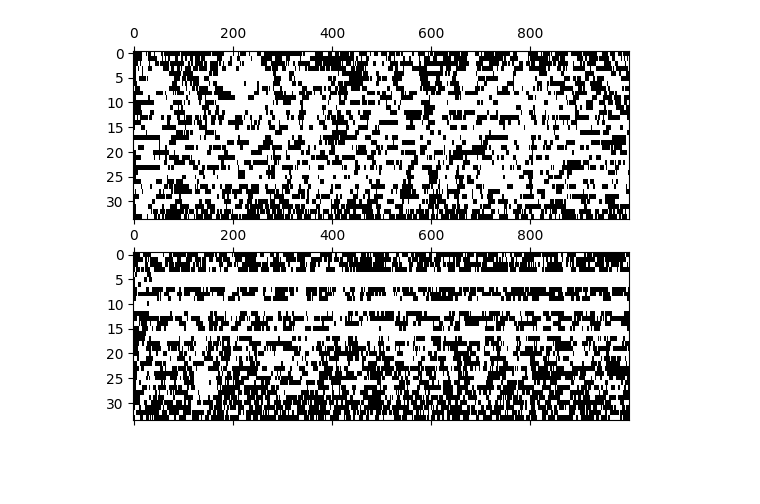
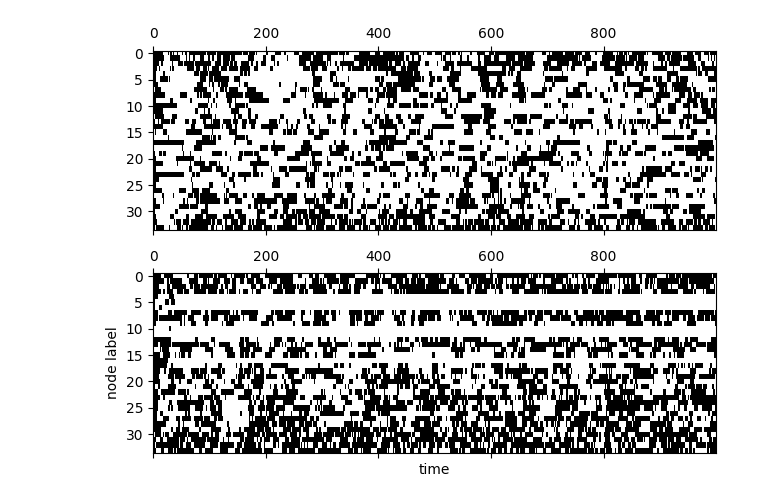
Before and after one commit to nwlandry/complex-network-reconstruction, a Jupyter notebook: plot_infer_contagion_functions.ipynb, the cells around one changed output. Drawn from its saved outputs; the diff is of its cells as text; code cells hidden in the pictures; blank space fills up the shorter version.

```diff
--- a/plot_infer_contagion_functions.ipynb
+++ b/plot_infer_contagion_functions.ipynb
@@ -27,13 +28,16 @@ l2 = np.array(data["l2"], dtype=float)
 # %%
 plt.figure()
 plt.subplot(211)
 plt.spy(x1.T, aspect="auto")
 
 plt.subplot(212)
 plt.spy(x2.T, aspect="auto")
+plt.xlabel("time")
+plt.ylabel("node label")
+plt.tight_layout()
 plt.show()
 # %% [output]
-[figure, old version]
+[figure, new version]
 # %%
 fig, ax1 = plt.subplots()
 
```
Also changed, not shown: parts of 5 cells of this notebook, 4 other files.
